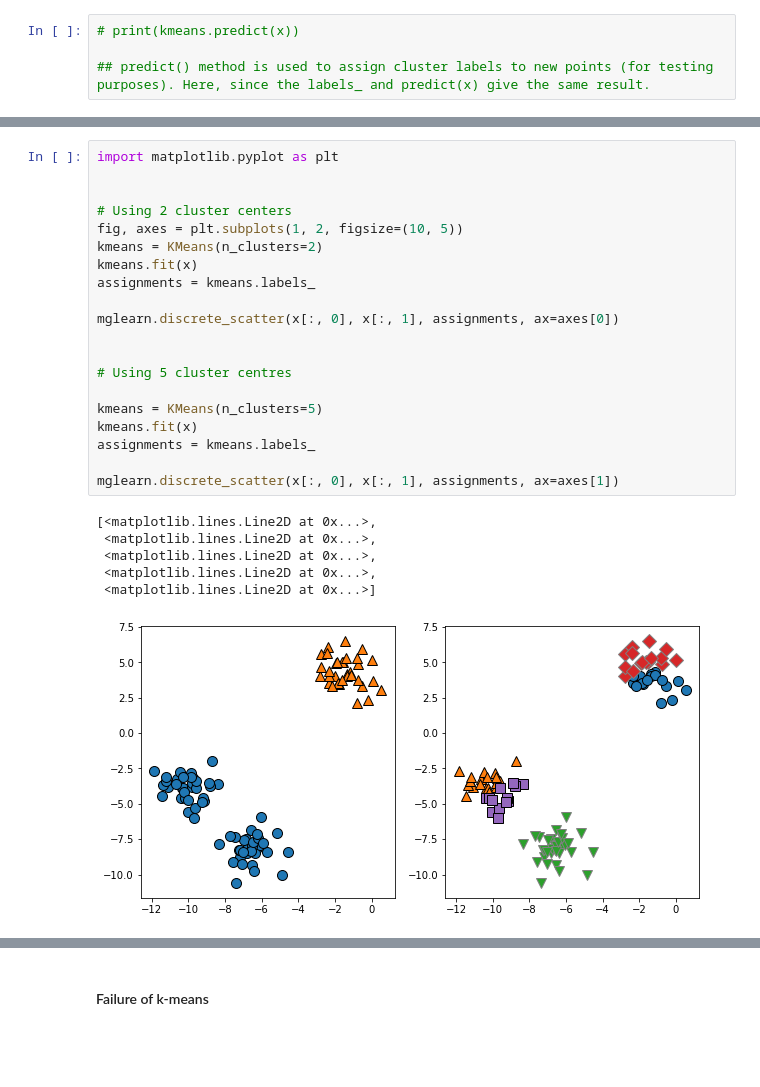
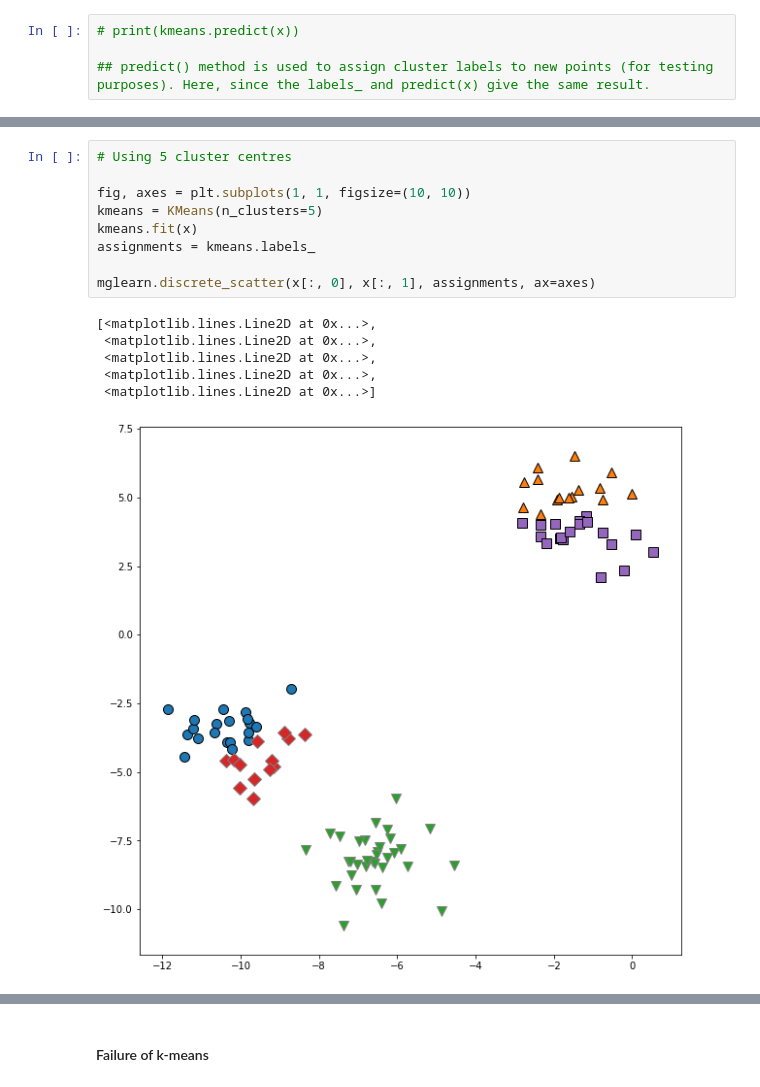
Before and after one commit to shubhamsharma6701/practical_machine_learning, a Jupyter notebook: K Means Clustering.ipynb, the cells around one changed output, grey strips where cells are left out. Cells and saved outputs as stored; diff of their text form; blank space fills up the shorter version.

```diff
--- a/K Means Clustering.ipynb
+++ b/K Means Clustering.ipynb
@@ -51,27 +65,16 @@ mglearn.discrete_scatter(kmeans.cluster_centers_[:, 0],
 # %%
-import matplotlib.pyplot as plt
-
-
-# Using 2 cluster centers
-fig, axes = plt.subplots(1, 2, figsize=(10, 5))
-kmeans = KMeans(n_clusters=2)
-kmeans.fit(x)
-assignments = kmeans.labels_
-
-mglearn.discrete_scatter(x[:, 0], x[:, 1], assignments, ax=axes[0])
-
-
 # Using 5 cluster centres
 
+fig, axes = plt.subplots(1, 1, figsize=(10, 10))
 kmeans = KMeans(n_clusters=5)
 kmeans.fit(x)
 assignments = kmeans.labels_
 
-mglearn.discrete_scatter(x[:, 0], x[:, 1], assignments, ax=axes[1])
+mglearn.discrete_scatter(x[:, 0], x[:, 1], assignments, ax=axes)
 # %% [output]
 [<matplotlib.lines.Line2D at 0x...>,
  <matplotlib.lines.Line2D at 0x...>,
  <matplotlib.lines.Line2D at 0x...>,
  <matplotlib.lines.Line2D at 0x...>,
  <matplotlib.lines.Line2D at 0x...>]
-[figure, old version]
+[figure, new version]
```
Also changed, not shown: parts of 14 cells of this notebook.
